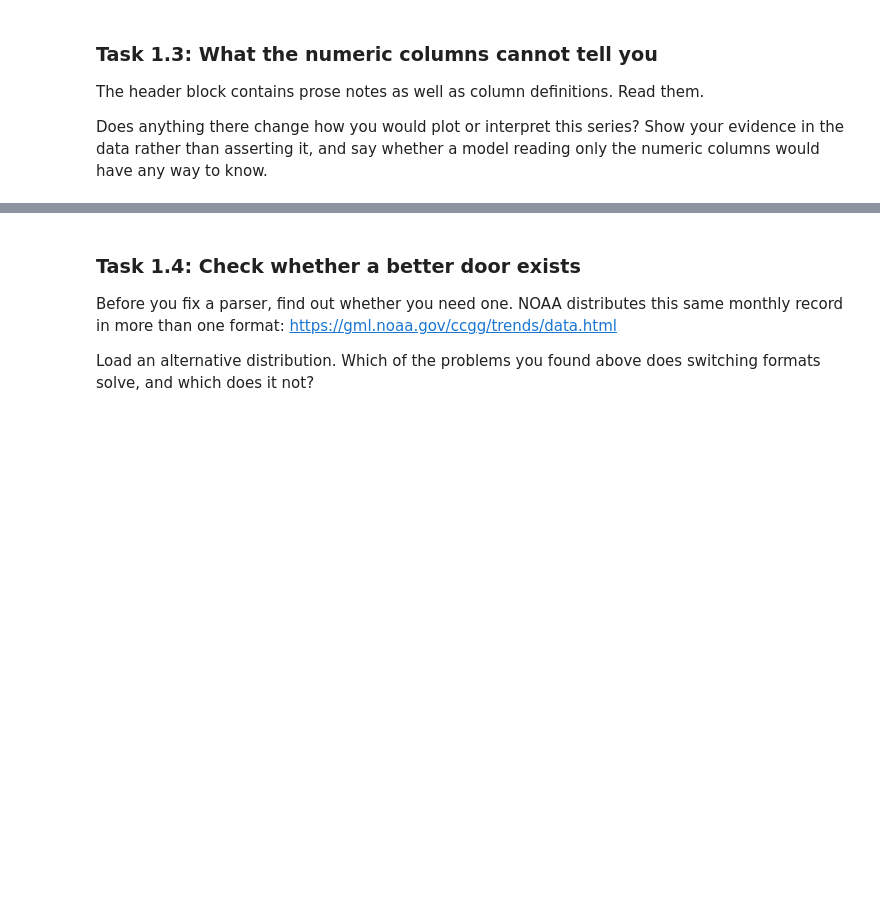
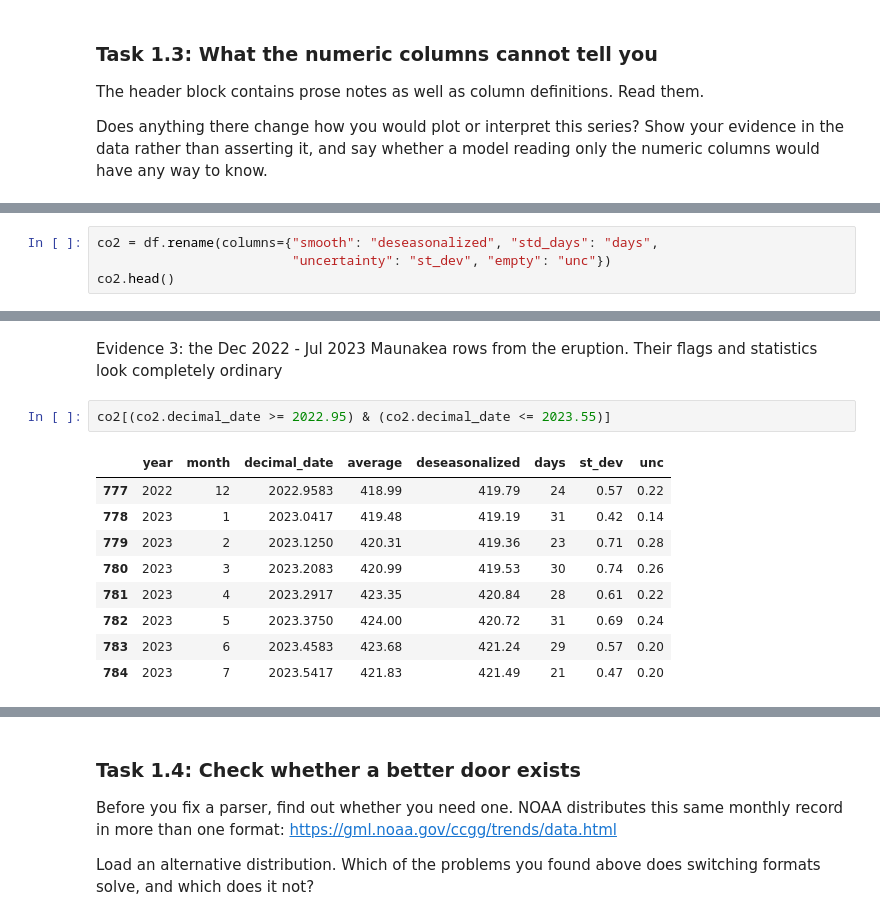
Before and after one commit to reyannaortega1-png/climate-module-reyannaortega1, a Jupyter notebook: climate.ipynb, the cells around one changed output, grey strips where cells are left out. Saved outputs shown, nothing was run; the diff lists cells and outputs as text; blank space fills up the shorter version.

```diff
--- a/climate.ipynb
+++ b/climate.ipynb
@@ -67,0 +96,4 @@ any way to know.
+# %%
+co2 = df.rename(columns={"smooth": "deseasonalized", "std_days": "days",
+                         "uncertainty": "st_dev", "empty": "unc"})
+co2.head()
@@ -68,2 +124,16 @@ any way to know.
+# %% [markdown]
+Evidence 3: the Dec 2022 - Jul 2023 Maunakea rows from the eruption. Their flags and statistics look completely ordinary
+# %%
+co2[(co2.decimal_date >= 2022.95) & (co2.decimal_date <= 2023.55)]
+# %% [output]
+|  | year | month | decimal_date | average | deseasonalized | days | st_dev | unc |
+| 777 | 2022 | 12 | 2022.9583 | 418.99 | 419.79 | 24 | 0.57 | 0.22 |
+| 778 | 2023 | 1 | 2023.0417 | 419.48 | 419.19 | 31 | 0.42 | 0.14 |
+| 779 | 2023 | 2 | 2023.1250 | 420.31 | 419.36 | 23 | 0.71 | 0.28 |
+| 780 | 2023 | 3 | 2023.2083 | 420.99 | 419.53 | 30 | 0.74 | 0.26 |
+| 781 | 2023 | 4 | 2023.2917 | 423.35 | 420.84 | 28 | 0.61 | 0.22 |
+| 782 | 2023 | 5 | 2023.3750 | 424.00 | 420.72 | 31 | 0.69 | 0.24 |
+| 783 | 2023 | 6 | 2023.4583 | 423.68 | 421.24 | 29 | 0.57 | 0.20 |
+| 784 | 2023 | 7 | 2023.5417 | 421.83 | 421.49 | 21 | 0.47 | 0.20 |
 # %% [markdown]
 **Your answer:**
```
Also changed, not shown: parts of 20 cells of this notebook, 3 other files.
